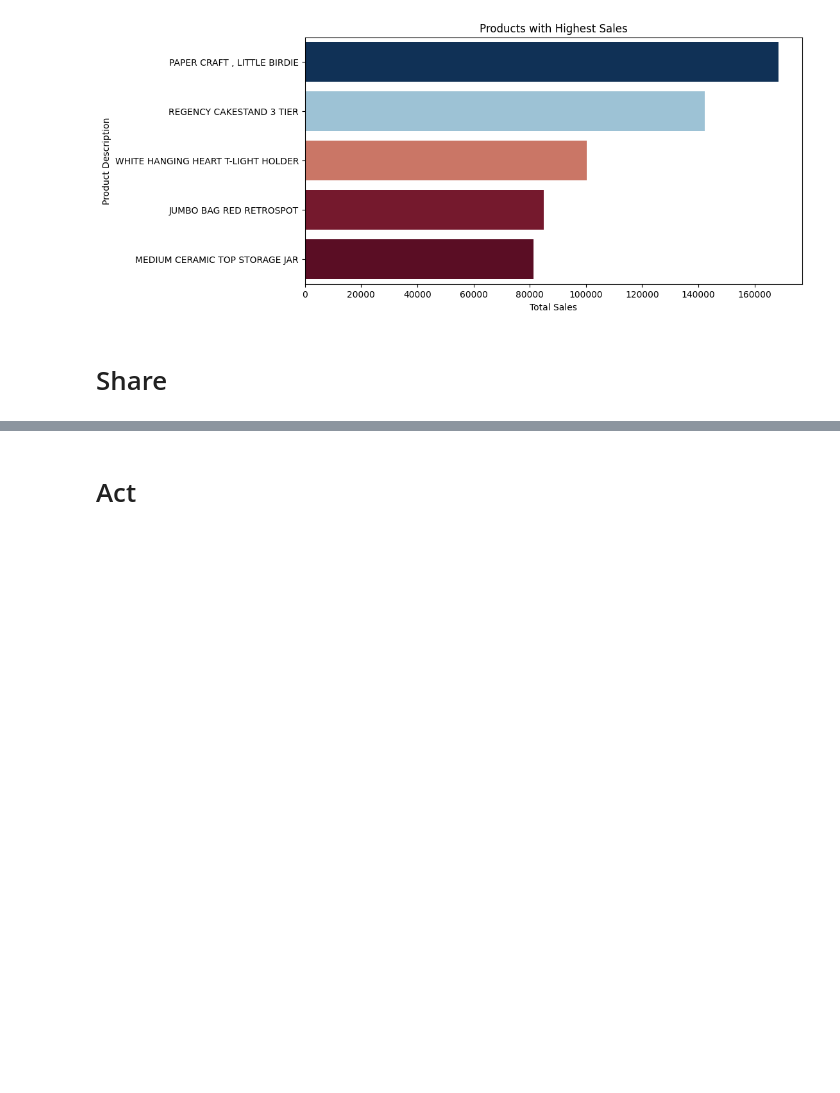
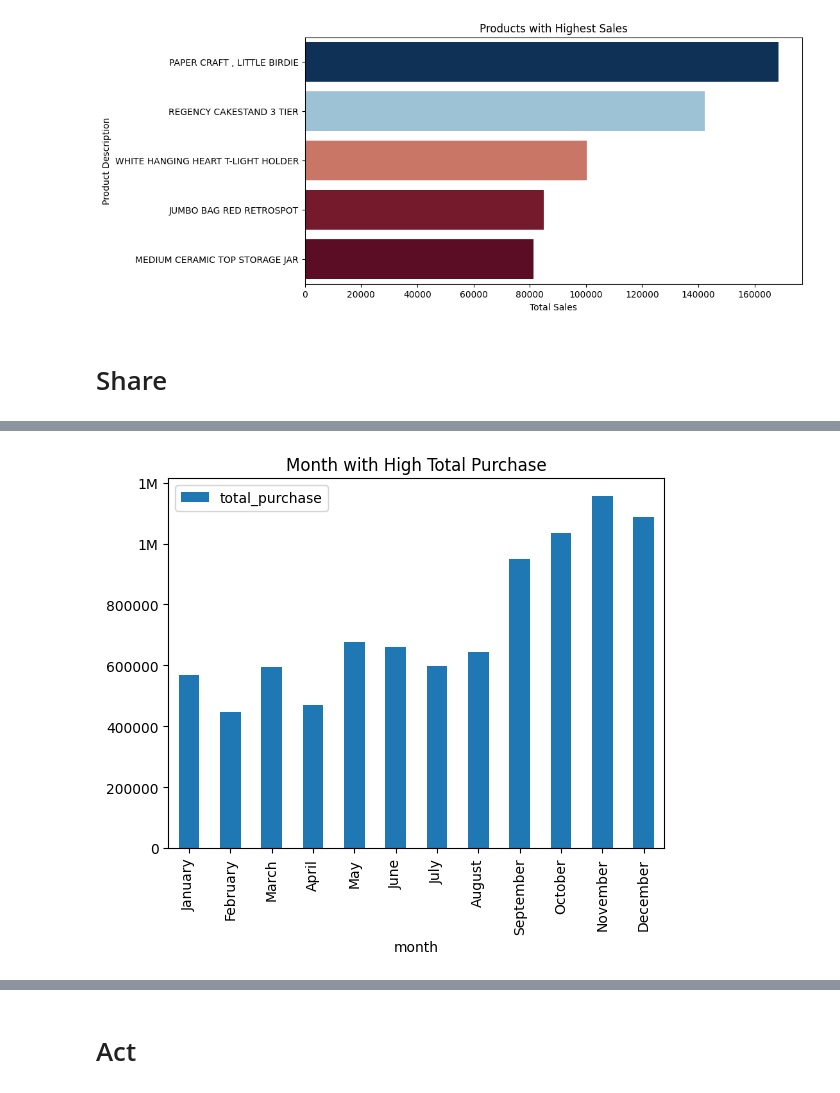
Before and after one commit to jack2000-dev/CLV-business-analysis, a Jupyter notebook: notebooks/main.ipynb, the cells around one changed output, grey strips where cells are left out. Saved outputs shown, nothing was run; the diff lists cells and outputs as text; code cells hidden in the pictures; blank space fills up the shorter version.

```diff
--- a/notebooks/main.ipynb
+++ b/notebooks/main.ipynb
@@ -495,0 +593,17 @@ Text(0, 0.5, 'Product Description')
+# %%
+# Plot the graph of Month vs Total Purchase
+
+month_data.plot(kind = 'bar', x = 'month')
+from matplotlib.ticker import FuncFormatter
+
+def format_y_ticks(value, _):
+    if value >= 1e6:
+        return f'{int(value/1e6)}M'
+    else:
+        return int(value)
+
+plt.gca().yaxis.set_major_formatter(FuncFormatter(format_y_ticks))
+plt.title('Month with High Total Purchase')
+plt.show()
+# %% [output]
+[figure, added]
```
Also changed, not shown: parts of 18 cells of this notebook.
